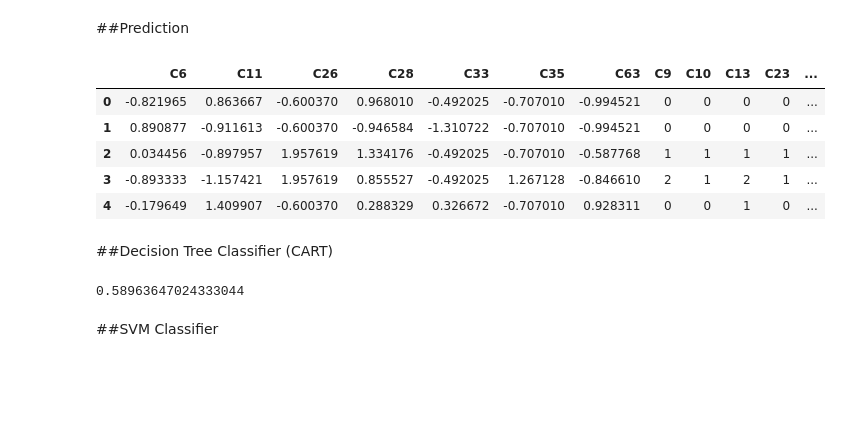
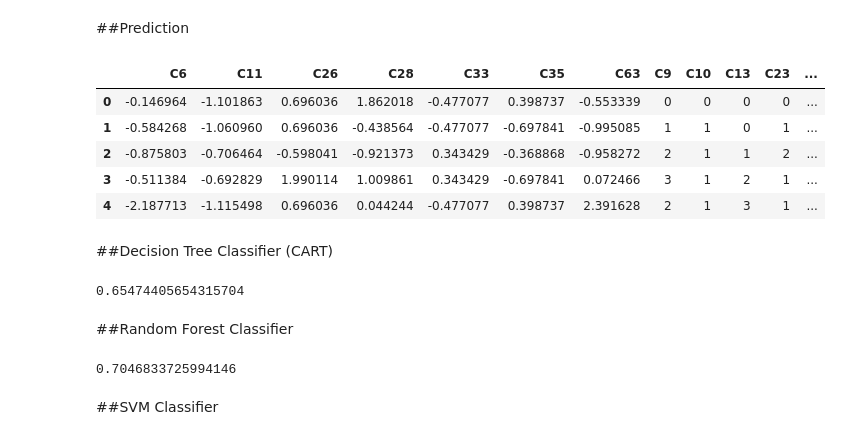
Before and after one commit to hungtzuhsuan/dataAnalytics, a Jupyter notebook: ipython/npout2_newData_02.ipynb, the cells around one changed output. Drawn from its saved outputs; the diff is of its cells as text; code cells hidden in the pictures; blank space fills up the shorter version.

```diff
--- a/ipython/npout2_newData_02.ipynb
+++ b/ipython/npout2_newData_02.ipynb
@@ -144,31 +144,31 @@ print filtered
 ##Prediction
 # %%
 from sklearn.preprocessing import StandardScaler
-dfp = pd.read_csv('../../npout2_newData_04.csv', encoding='utf-8', sep='|', names=['C%s' % (i+1) for i in xrange(222)])
+dfp = pd.read_csv('../../npout2_newData_03.csv', encoding='utf-8', sep='|', names=['C%s' % (i+1) for i in xrange(222)])
 
 X = dfp.loc[:, ['C6', 'C11', 'C16', 'C26', 'C28', 'C33', 'C35', 'C63', #'C68', 'C103', 'C214',
            'C9', 'C10', 'C13', 'C14', 'C23', 'C27', 'C95', 'C96', #'C98', 'C211'
            ]]
 y = dfp['C4'].replace({name: n for n, name in enumerate(dfp['C4'].unique())})
 
 for col in X.columns:
   try:
     X[col].fillna(0, inplace=True)
     X[col] = StandardScaler().fit_transform(X[col])
   except:
     #print col
     X[col] = dfp[col].replace({name: n for n, name in enumerate(dfp[col].unique())})
 
 del X['C14']
 del X['C16']
 X.head()
 # %% [output]
 |  | C6 | C11 | C26 | C28 | C33 | C35 | C63 | C9 | C10 | C13 | C23 | ... |
-| 0 | -0.821965 | 0.863667 | -0.600370 | 0.968010 | -0.492025 | -0.707010 | -0.994521 | 0 | 0 | 0 | 0 | ... |
-| 1 | 0.890877 | -0.911613 | -0.600370 | -0.946584 | -1.310722 | -0.707010 | -0.994521 | 0 | 0 | 0 | 0 | ... |
-| 2 | 0.034456 | -0.897957 | 1.957619 | 1.334176 | -0.492025 | -0.707010 | -0.587768 | 1 | 1 | 1 | 1 | ... |
-| 3 | -0.893333 | -1.157421 | 1.957619 | 0.855527 | -0.492025 | 1.267128 | -0.846610 | 2 | 1 | 2 | 1 | ... |
-| 4 | -0.179649 | 1.409907 | -0.600370 | 0.288329 | 0.326672 | -0.707010 | 0.928311 | 0 | 0 | 1 | 0 | ... |
+| 0 | -0.146964 | -1.101863 | 0.696036 | 1.862018 | -0.477077 | 0.398737 | -0.553339 | 0 | 0 | 0 | 0 | ... |
+| 1 | -0.584268 | -1.060960 | 0.696036 | -0.438564 | -0.477077 | -0.697841 | -0.995085 | 1 | 1 | 0 | 1 | ... |
+| 2 | -0.875803 | -0.706464 | -0.598041 | -0.921373 | 0.343429 | -0.368868 | -0.958272 | 2 | 1 | 1 | 2 | ... |
+| 3 | -0.511384 | -0.692829 | 1.990114 | 1.009861 | 0.343429 | -0.697841 | 0.072466 | 3 | 1 | 2 | 1 | ... |
+| 4 | -2.187713 | -1.115498 | 0.696036 | 0.044244 | -0.477077 | 0.398737 | 2.391628 | 2 | 1 | 3 | 1 | ... |
 # %% [markdown]
 ##Decision Tree Classifier (CART)
 # %%
@@ -181,7 +181,7 @@ clf = tree.DecisionTreeClassifier() #CART
 clf = clf.fit(X_train, y_train)
 clf.score(X_test, y_test)
 # %% [output]
-0.58963647024333044
+0.65474405654315704
 # %%
 def get_code(tree, feature_names):
   left = tree.tree_.children_left
@@ -205,6 +205,18 @@ def get_code(tree, feature_names):
   recurse(left, right, threshold, features, 0)
 
 #get_code(clf, X.columns)
+# %% [markdown]
+##Random Forest Classifier
+# %%
+from sklearn import cross_validation
+from sklearn.ensemble import RandomForestClassifier
+
+X_train, X_test, y_train, y_test = cross_validation.train_test_split(X, y, test_size=0.4, random_state=0)
+
+clf = RandomForestClassifier(n_estimators=10).fit(X_train, y_train)
+clf.score(X_test, y_test)
+# %% [output]
+0.7046833725994146
 # %% [markdown]
 ##SVM Classifier
 # %%
```
Also changed, not shown: parts of 3 cells of this notebook.
